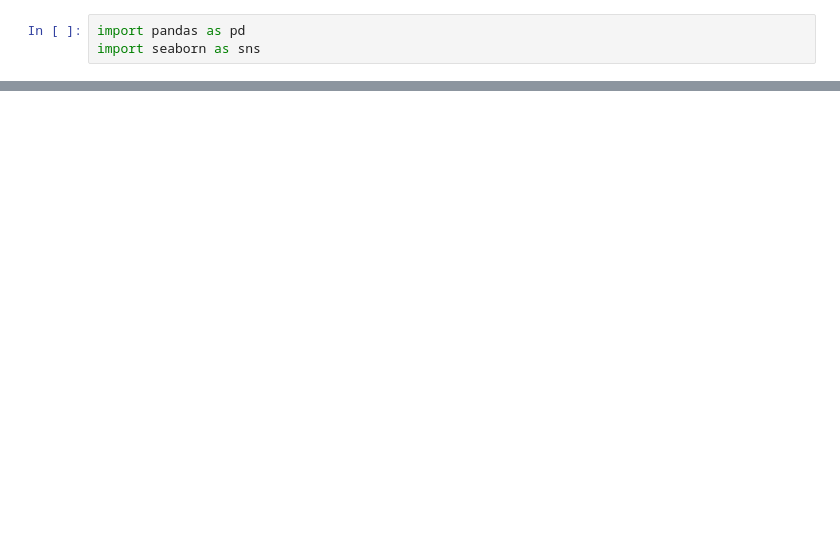
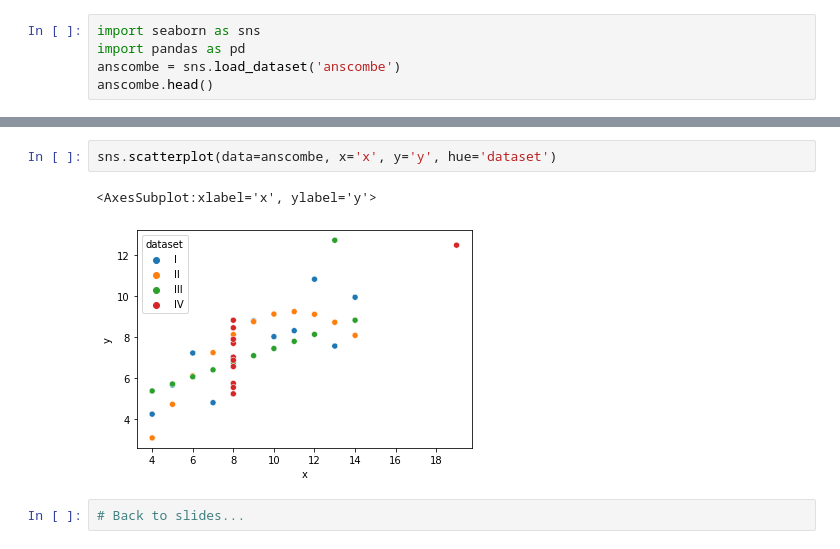
Before and after one commit to stringfestdata/aina-lets-learn-python, a Jupyter notebook: ch-13-demos.ipynb, the cells around one changed output, grey strips where cells are left out. Cells and saved outputs as stored; diff of their text form; blank space fills up the shorter version.

```diff
--- a/ch-13-demos.ipynb
+++ b/ch-13-demos.ipynb
@@ -3,3 +1,5 @@ stats.ttest_ind(usa_cars['mpg'], europe_cars['mpg'])
 # %%
+import seaborn as sns
 import pandas as pd
-import seaborn as sns
+anscombe = sns.load_dataset('anscombe')
+anscombe.head()
@@ -7,0 +23,7 @@ dots = sns.load_dataset('dots')
+# %%
+sns.scatterplot(data=anscombe, x='x', y='y', hue='dataset')
+# %% [output]
+<AxesSubplot:xlabel='x', ylabel='y'>
+[figure, added]
+# %%
+# Back to slides...
```
Also changed, not shown: parts of 19 cells of this notebook, 13 other files.
